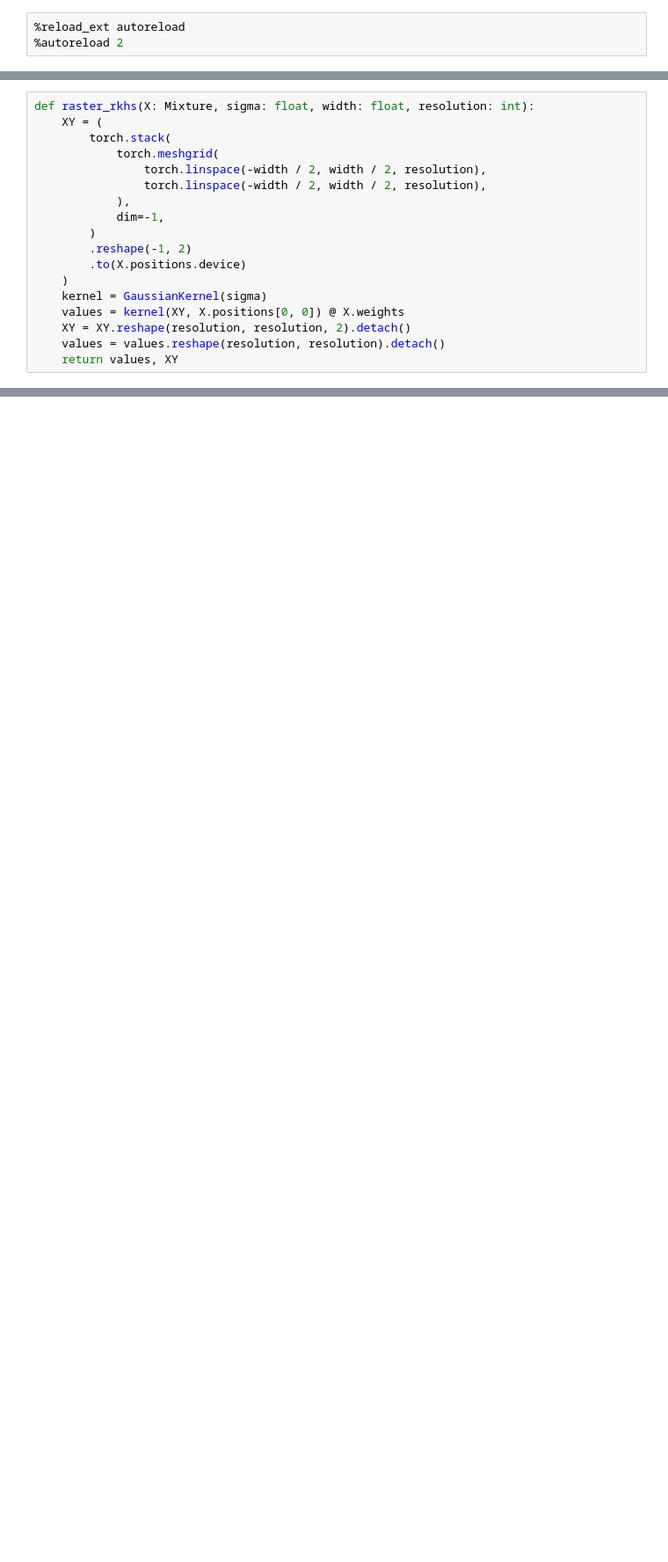
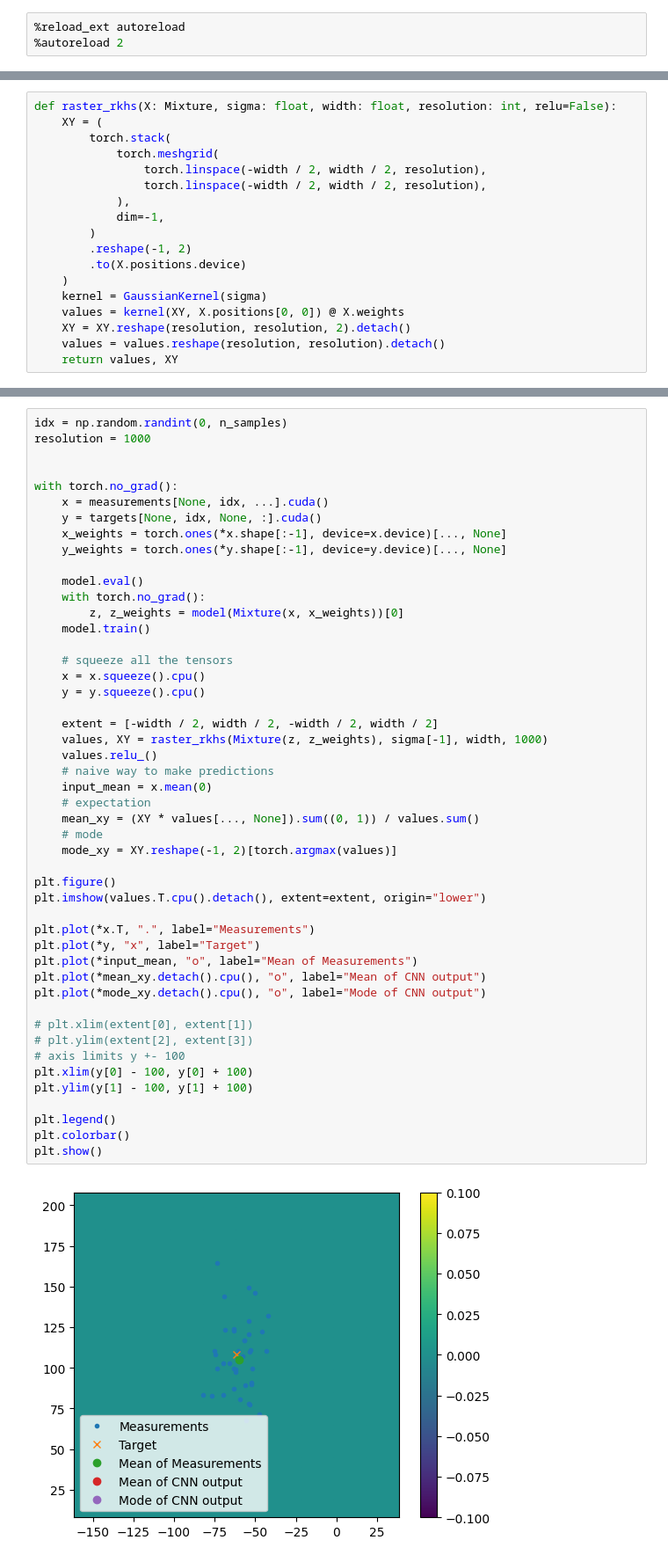
Before and after one commit to Damowerko/torchcps, a Jupyter notebook: notebooks/synthetic.ipynb, the cells around one changed output, grey strips where cells are left out. Shown: that part at 88% size. Drawn from its saved outputs; the diff is of its cells as text; blank space fills up the shorter version.

```diff
--- a/notebooks/synthetic.ipynb
+++ b/notebooks/synthetic.ipynb
@@ -173,5 +263,5 @@ plt.show()
 # %%
-def raster_rkhs(X: Mixture, sigma: float, width: float, resolution: int):
+def raster_rkhs(X: Mixture, sigma: float, width: float, resolution: int, relu=False):
     XY = (
         torch.stack(
             torch.meshgrid(
@@ -219 +311,51 @@ Mean Absolute Error (MODE): 48.19
+# %%
+idx = np.random.randint(0, n_samples)
+resolution = 1000
+
+
+with torch.no_grad():
+    x = measurements[None, idx, ...].cuda()
+    y = targets[None, idx, None, :].cuda()
+    x_weights = torch.ones(*x.shape[:-1], device=x.device)[..., None]
+    y_weights = torch.ones(*y.shape[:-1], device=y.device)[..., None]
+
+    model.eval()
+    with torch.no_grad():
+        z, z_weights = model(Mixture(x, x_weights))[0]
+    model.train()
+
+    # squeeze all the tensors
+    x = x.squeeze().cpu()
+    y = y.squeeze().cpu()
+
+    extent = [-width / 2, width / 2, -width / 2, width / 2]
+    values, XY = raster_rkhs(Mixture(z, z_weights), sigma[-1], width, 1000)
+    values.relu_()
+    # naive way to make predictions
+    input_mean = x.mean(0)
+    # expectation
+    mean_xy = (XY * values[..., None]).sum((0, 1)) / values.sum()
+    # mode
+    mode_xy = XY.reshape(-1, 2)[torch.argmax(values)]
+
+plt.figure()
+plt.imshow(values.T.cpu().detach(), extent=extent, origin="lower")
+
+plt.plot(*x.T, ".", label="Measurements")
+plt.plot(*y, "x", label="Target")
+plt.plot(*input_mean, "o", label="Mean of Measurements")
+plt.plot(*mean_xy.detach().cpu(), "o", label="Mean of CNN output")
+plt.plot(*mode_xy.detach().cpu(), "o", label="Mode of CNN output")
+
+# plt.xlim(extent[0], extent[1])
+# plt.ylim(extent[2], extent[3])
+# axis limits y +- 100
+plt.xlim(y[0] - 100, y[0] + 100)
+plt.ylim(y[1] - 100, y[1] + 100)
+
+plt.legend()
+plt.colorbar()
+plt.show()
+# %% [output]
+[figure, added]
 # %%
```
Also changed, not shown: parts of 11 cells of this notebook, 5 other files.
